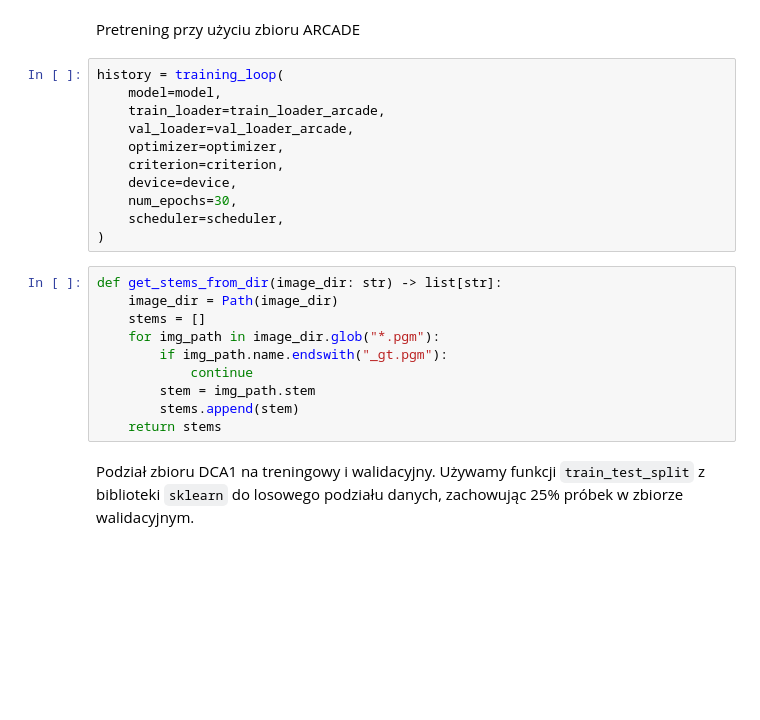
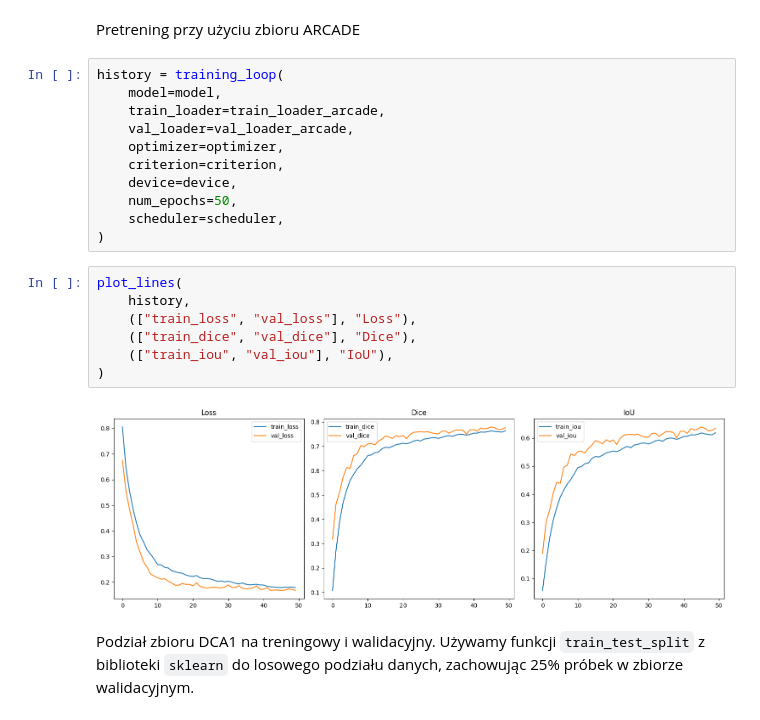
Before and after one commit to lkwinta/coronary-stenosis-detection, a Jupyter notebook: notebooks/segmentation.ipynb, the cells around one changed output. Drawn from its saved outputs; the diff is of its cells as text; blank space fills up the shorter version.

```diff
--- a/notebooks/segmentation.ipynb
+++ b/notebooks/segmentation.ipynb
@@ -265,19 +294,18 @@ history = training_loop(
     optimizer=optimizer,
     criterion=criterion,
     device=device,
-    num_epochs=30,
+    num_epochs=50,
     scheduler=scheduler,
 )
-# %%
-def get_stems_from_dir(image_dir: str) -> list[str]:
-    image_dir = Path(image_dir)
-    stems = []
-    for img_path in image_dir.glob("*.pgm"):
-        if img_path.name.endswith("_gt.pgm"):
-            continue
-        stem = img_path.stem
-        stems.append(stem)
-    return stems
+# %%
+plot_lines(
+    history,
+    (["train_loss", "val_loss"], "Loss"),
+    (["train_dice", "val_dice"], "Dice"),
+    (["train_iou", "val_iou"], "IoU"),
+)
+# %% [output]
+[figure, added]
 # %% [markdown]
 Podział zbioru DCA1 na treningowy i walidacyjny. Używamy funkcji `train_test_split` z biblioteki `sklearn` do losowego podziału danych, zachowując 25% próbek w zbiorze walidacyjnym.
 # %%
```
Also changed, not shown: parts of 13 cells of this notebook, 15 other files.
